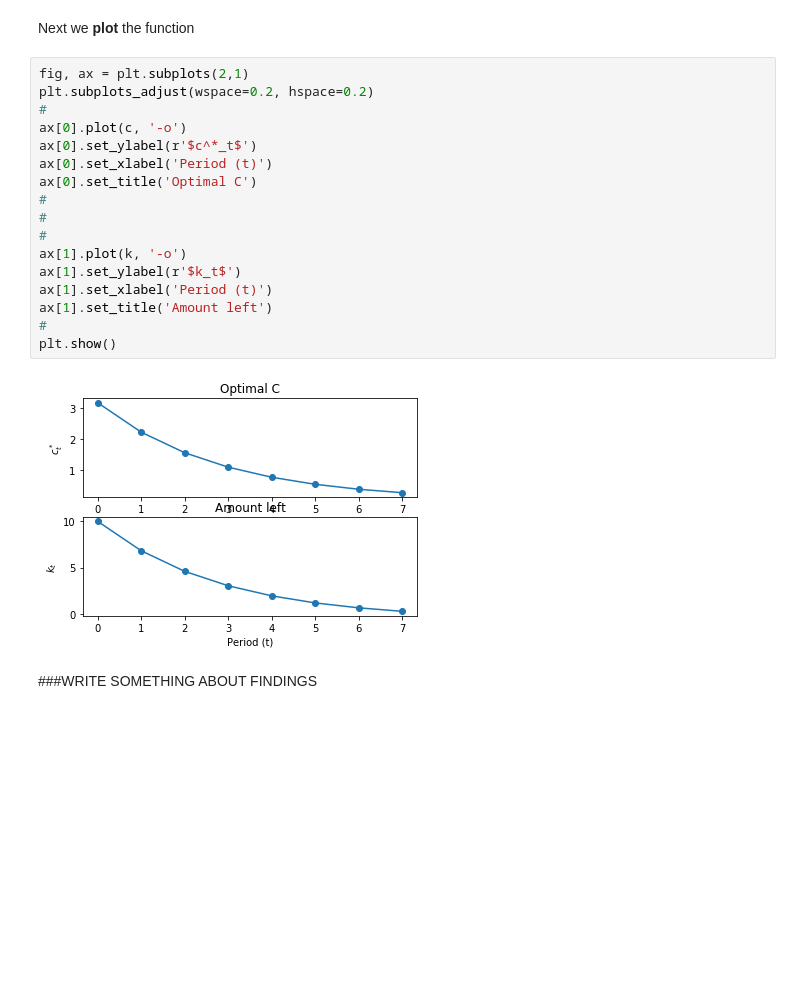
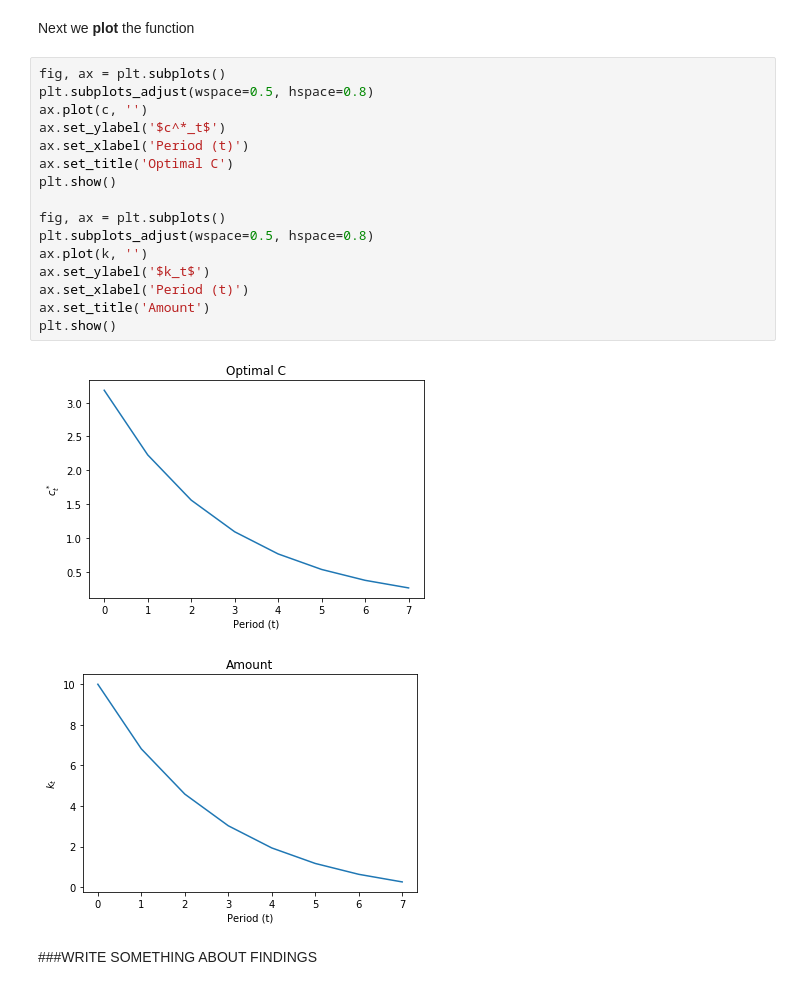
Before and after one commit to NumEconCopenhagen/projects-2020-zjr-hrv, a Jupyter notebook: modelproject/modelproject.ipynb, the cells around one changed output. Saved outputs shown, nothing was run; the diff lists cells and outputs as text; blank space fills up the shorter version.

```diff
--- a/modelproject/modelproject.ipynb
+++ b/modelproject/modelproject.ipynb
@@ -81,24 +82,24 @@ k = [10.          6.81647619  4.58800952  3.02808285  1.93613418  1.17177012
 # %% [markdown]
 Next we **plot** the function
 # %%
-fig, ax = plt.subplots(2,1)
-plt.subplots_adjust(wspace=0.2, hspace=0.2)
-#
-ax[0].plot(c, '-o')
-ax[0].set_ylabel(r'$c^*_t$')
-ax[0].set_xlabel('Period (t)')
-ax[0].set_title('Optimal C')
-#
-#
-#
-ax[1].plot(k, '-o')
-ax[1].set_ylabel(r'$k_t$')
-ax[1].set_xlabel('Period (t)')
-ax[1].set_title('Amount left')
-#
+fig, ax = plt.subplots()
+plt.subplots_adjust(wspace=0.5, hspace=0.8)
+ax.plot(c, '')
+ax.set_ylabel('$c^*_t$')
+ax.set_xlabel('Period (t)')
+ax.set_title('Optimal C')
 plt.show()
+
+fig, ax = plt.subplots()
+plt.subplots_adjust(wspace=0.5, hspace=0.8)
+ax.plot(k, '')
+ax.set_ylabel('$k_t$')
+ax.set_xlabel('Period (t)')
+ax.set_title('Amount')
+plt.show()
 # %% [output]
-[figure, old version]
+[figure, new version]
+[figure, added]
 # %% [markdown]
 ###WRITE SOMETHING ABOUT FINDINGS
 # %% [markdown]
```
Also changed, not shown: parts of 4 cells of this notebook.
